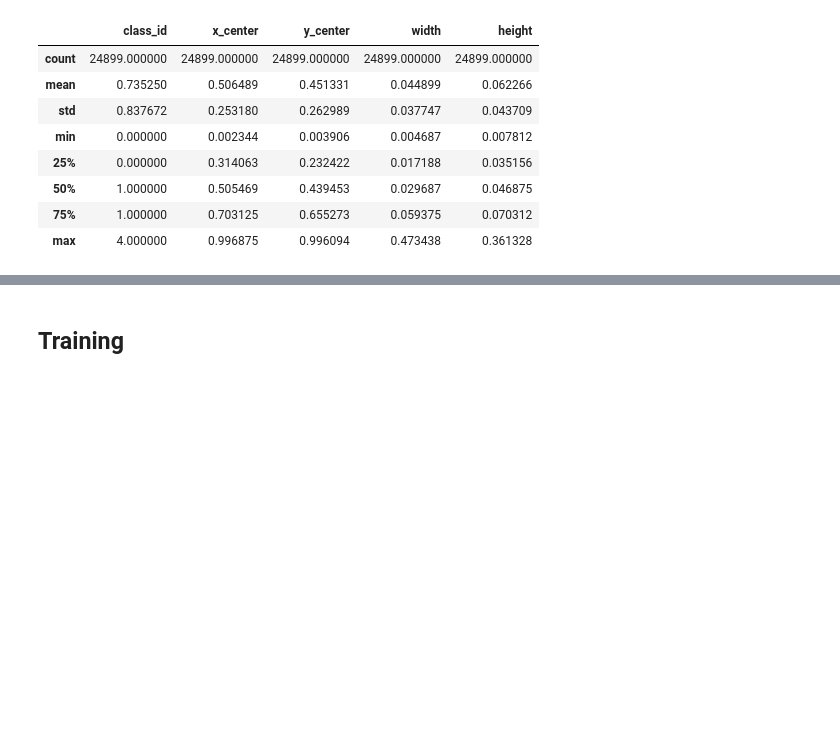
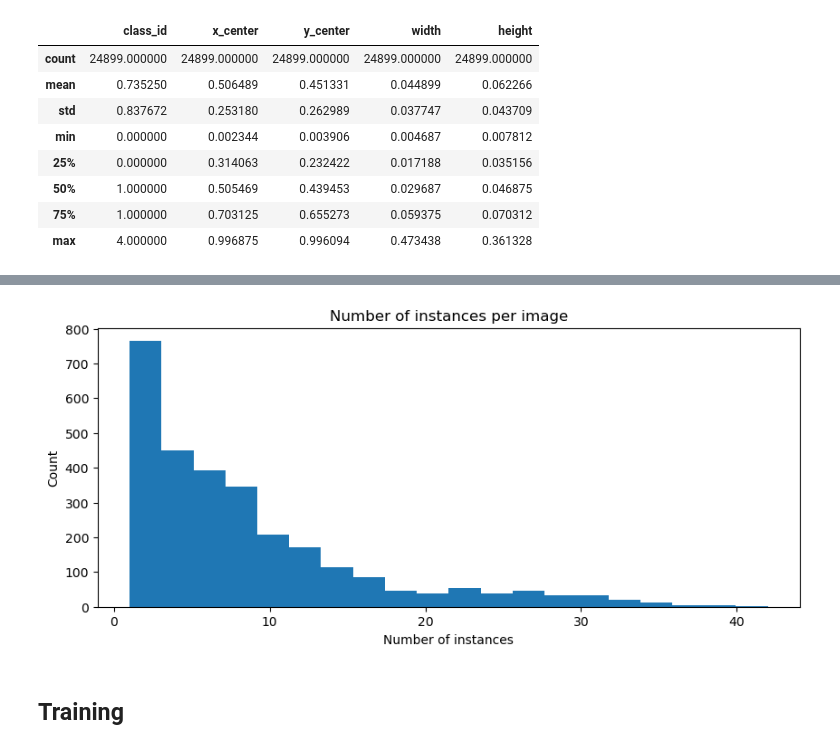
Before and after one commit to zuzg/thermal-segmentation, a Jupyter notebook: notebooks/segmentation.ipynb, the cells around one changed output, grey strips where cells are left out. Cells and saved outputs as stored; diff of their text form; code cells hidden in the pictures; blank space fills up the shorter version.

```diff
--- a/notebooks/segmentation.ipynb
+++ b/notebooks/segmentation.ipynb
@@ -55,3 +59,7 @@ plot_class_frequencies(df)
+# %%
+plot_instances(df)
+# %% [output]
+[figure, added]
 # %% [markdown]
 ## Training
 # %%
```
Also changed, not shown: parts of 5 cells of this notebook, 1 other file.
